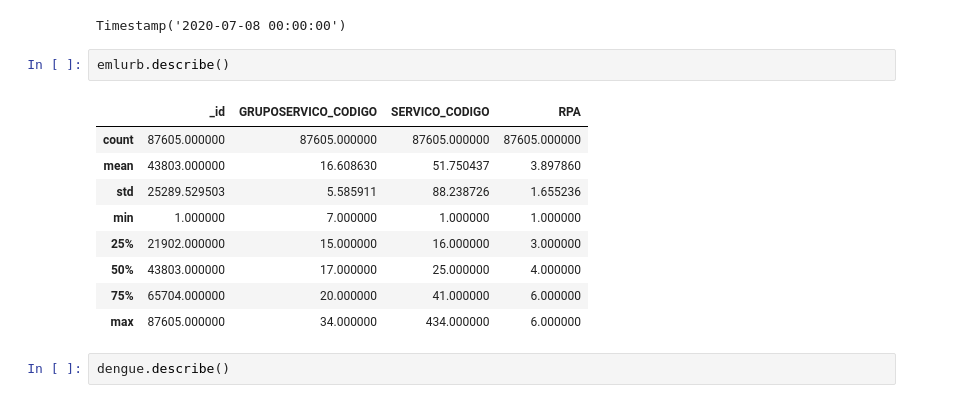
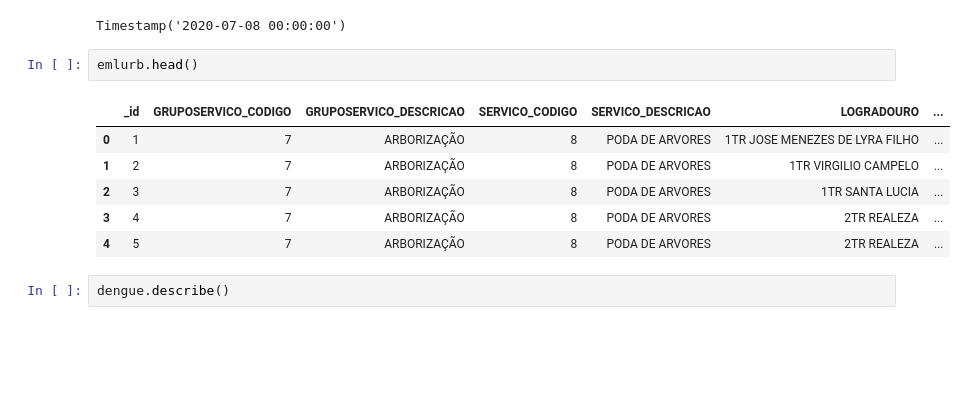
Before and after one commit to HiagoAD/GDI2, a Jupyter notebook: Project_1.ipynb, the cells around one changed output. Saved outputs shown, nothing was run; the diff lists cells and outputs as text; blank space fills up the shorter version.

```diff
--- a/Project_1.ipynb
+++ b/Project_1.ipynb
@@ -15,17 +15,14 @@ pd.to_datetime("2020-07-08T00:00:00")
 # %% [output]
 Timestamp('2020-07-08 00:00:00')
 # %%
-emlurb.describe()
+emlurb.head()
 # %% [output]
-|  | _id | GRUPOSERVICO_CODIGO | SERVICO_CODIGO | RPA |
-| count | 87605.000000 | 87605.000000 | 87605.000000 | 87605.000000 |
-| mean | 43803.000000 | 16.608630 | 51.750437 | 3.897860 |
-| std | 25289.529503 | 5.585911 | 88.238726 | 1.655236 |
-| min | 1.000000 | 7.000000 | 1.000000 | 1.000000 |
-| 25% | 21902.000000 | 15.000000 | 16.000000 | 3.000000 |
-| 50% | 43803.000000 | 17.000000 | 25.000000 | 4.000000 |
-| 75% | 65704.000000 | 20.000000 | 41.000000 | 6.000000 |
-| max | 87605.000000 | 34.000000 | 434.000000 | 6.000000 |
+|  | _id | GRUPOSERVICO_CODIGO | GRUPOSERVICO_DESCRICAO | SERVICO_CODIGO | SERVICO_DESCRICAO | LOGRADOURO | ... |
+| 0 | 1 | 7 | ARBORIZAÇÃO | 8 | PODA DE ARVORES | 1TR JOSE MENEZES DE LYRA FILHO | ... |
+| 1 | 2 | 7 | ARBORIZAÇÃO | 8 | PODA DE ARVORES | 1TR VIRGILIO CAMPELO | ... |
+| 2 | 3 | 7 | ARBORIZAÇÃO | 8 | PODA DE ARVORES | 1TR SANTA LUCIA | ... |
+| 3 | 4 | 7 | ARBORIZAÇÃO | 8 | PODA DE ARVORES | 2TR REALEZA | ... |
+| 4 | 5 | 7 | ARBORIZAÇÃO | 8 | PODA DE ARVORES | 2TR REALEZA | ... |
 # %%
 dengue.describe()
 # %% [output]
```
Also changed, not shown: parts of 29 cells of this notebook.
